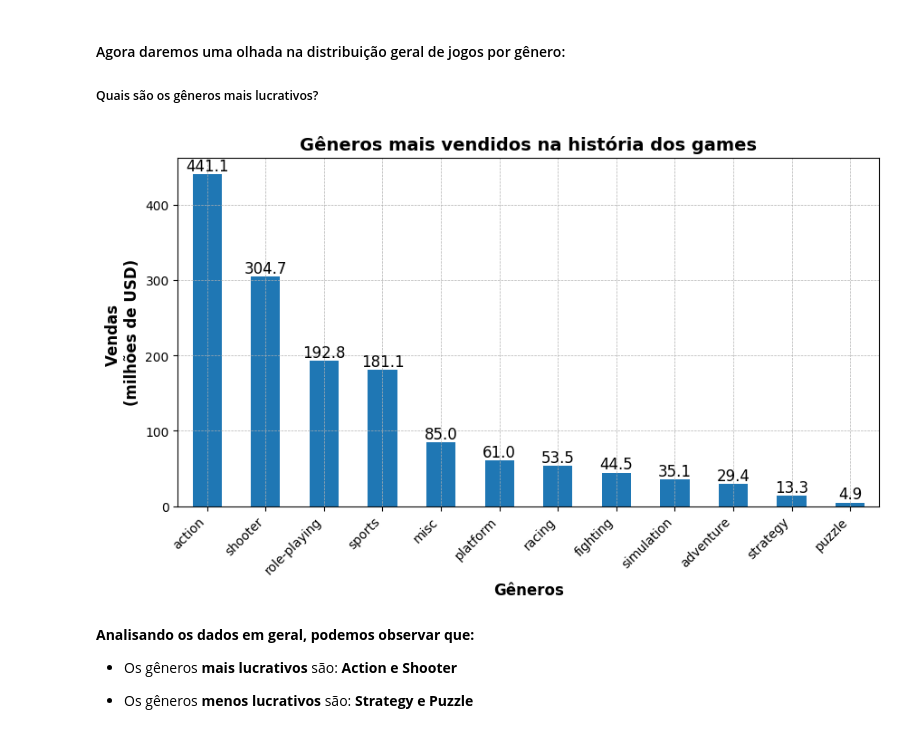
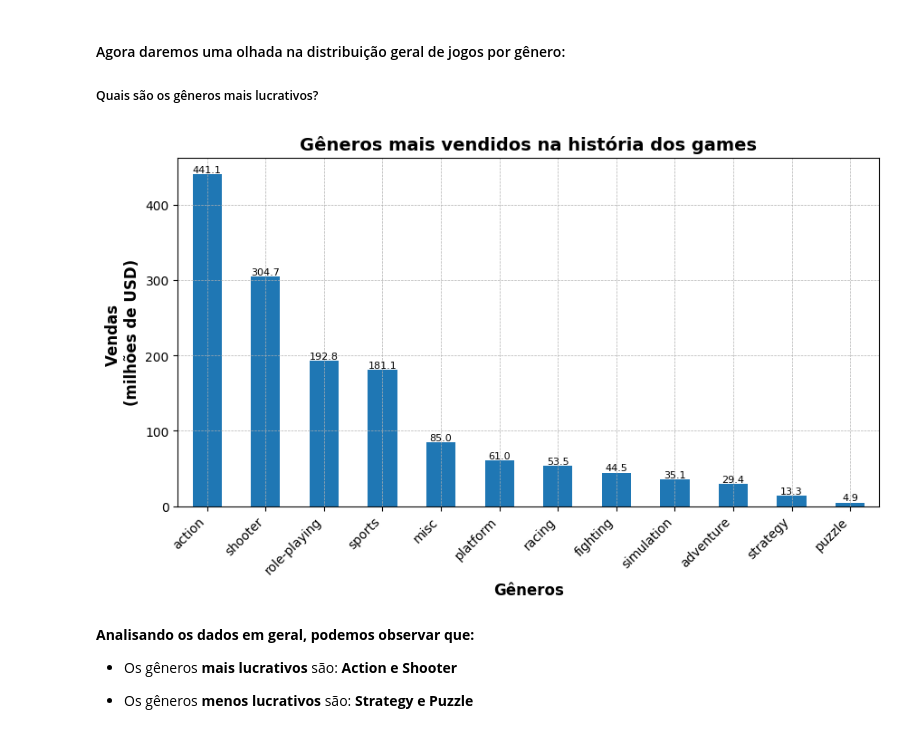
Before and after one commit to Rosental14/Ice_store, a Jupyter notebook: projeto_ice_store.ipynb, the cells around one changed output. Drawn from its saved outputs; the diff is of its cells as text; code cells hidden in the pictures.

```diff
--- a/projeto_ice_store.ipynb
+++ b/projeto_ice_store.ipynb
@@ -1165,27 +1167,27 @@ A correlação entre as revisões de usuários e as vendas dos mesmos jogos em o
 # %%
 # Agrupando os dados do DF principal por gêneros e retornando a soma das vendas totais em ordem crescente
 lucrative_genres = df_games_recently.groupby('genre', observed=False)['total_sales'].sum().sort_values(ascending=False)
 
 # plotando um gráfico de barras para exibir os gêneros mais rentáveis
 lucrative_genres.plot(kind= 'bar',
                       figsize=[10, 5])
 
 
 # Adicionando rótulos de valor em cada barra
 for index, value in enumerate(lucrative_genres.values):
-    plt.text(index, value, f'{value:.1f}', ha='center', va='bottom', fontsize=12, color='black')
+    plt.text(index, value, f'{value:.1f}', ha='center', va='bottom', fontsize=8, color='black')
 
 # Melhorando a exibição do gráfico
 plt.title('Gêneros mais vendidos na história dos games', fontsize=14, weight='bold')
 plt.xlabel('Gêneros', fontsize=12, weight='bold')
 plt.ylabel('Vendas \n(milhões de USD)', fontsize=12, weight='bold')
 plt.xticks(rotation=45, ha='right', fontsize=10)
 plt.yticks(fontsize=10)
 plt.grid(True, which='both', linestyle='--', linewidth=0.5)
 
 plt.show()
 # %% [output]
-[figure, old version]
+[figure, new version]
 # %% [markdown]
 **Analisando os dados em geral, podemos observar que:**
 
```
Also changed, not shown: parts of 18 cells of this notebook.
